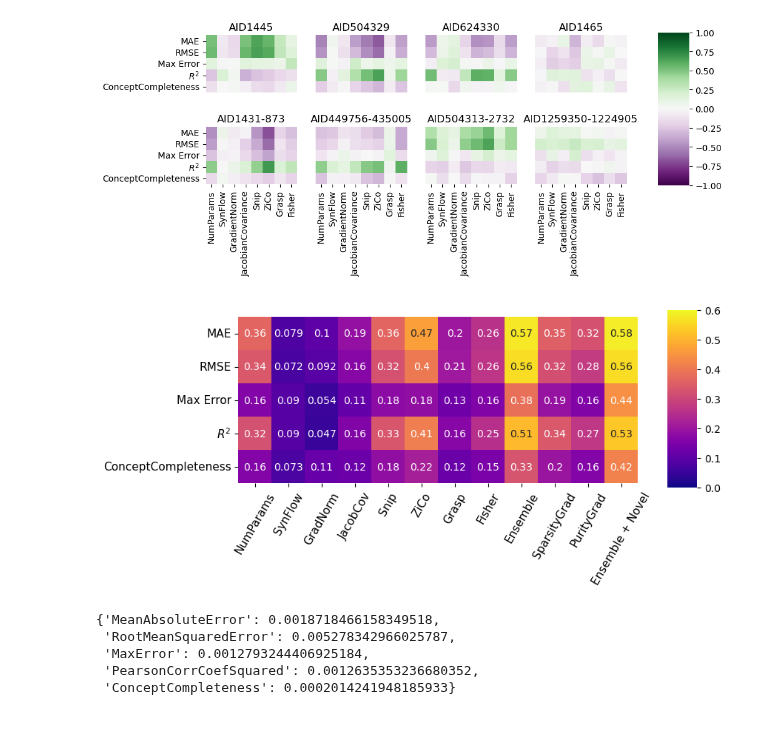
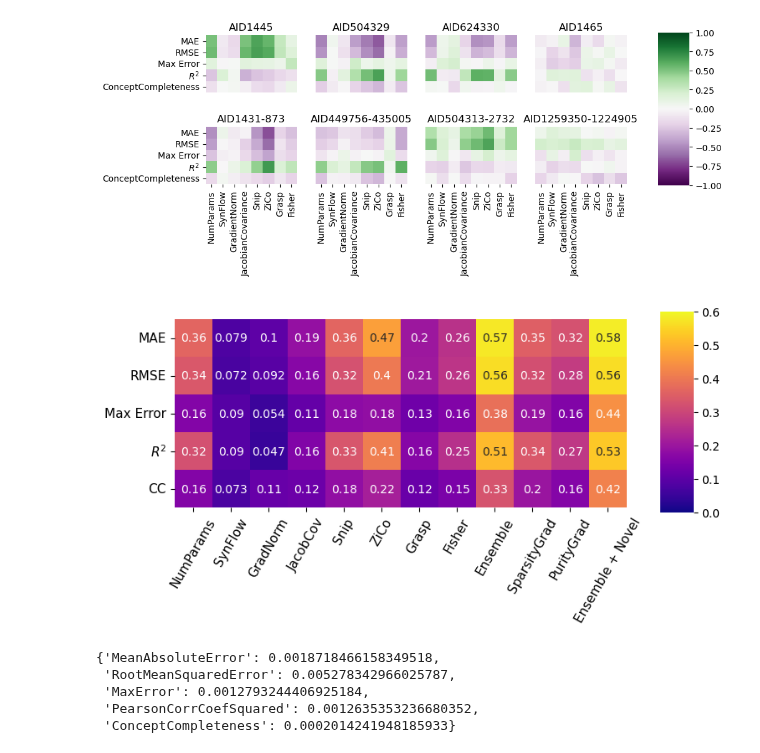
Before and after one commit to harryknighton/drug-discovery-automl, a Jupyter notebook: notebooks/evaluation.ipynb, the cells around one changed output. Cells and saved outputs as stored; diff of their text form; code cells hidden in the pictures; blank space fills up the shorter version.

Commit message:
Increased ensemble fitting figure fontsize

```diff
--- a/notebooks/evaluation.ipynb
+++ b/notebooks/evaluation.ipynb
@@ -828,33 +839,34 @@ for i, dataset in enumerate(datasets):
 # %%
 avg_corrs = sum(dataset_corrs) / len(dataset_corrs)
 df_to_plot = avg_corrs.rename(columns={'GradientNorm': 'GradNorm', 'JacobianCovariance': 'JacobCov', 'LatentSparsityGrad': 'SparsityGrad', 'ConceptPurityGrad': 'PurityGrad'})
+df_to_plot = df_to_plot.rename({'ConceptCompleteness':'CC'})
 cols = list(df_to_plot.columns)
 col_name = cols.pop(-2)
 cols.insert(-3, col_name)
 df_to_plot = df_to_plot.reindex(columns=cols)
 
 fig, ax = plt.subplots(figsize=(8, 4))
 
 fig.subplots_adjust(right=0.8)
 cbar_ax = fig.add_axes([0.85, 0.2, 0.05, 0.6])
 
 sns.heatmap(
     df_to_plot.rename(metric_nice_names),
     xticklabels=True,
     yticklabels=True,
     annot=True,
     square=True,
     ax=ax,
     cmap='plasma',
     cbar_ax=cbar_ax,
     vmin=0.0,
     vmax=0.6
 )
 ax.set_xticklabels(ax.get_xticklabels(), rotation=60, fontsize=11)
 ax.set_yticklabels(ax.get_yticklabels(), rotation=0, fontsize=11)
 fig.savefig(config.FIGURES_DIR / ('abs_metric_proxy_correlations' + img_ext), bbox_inches='tight')
 # %% [output]
-[figure, old version]
+[figure, new version]
 # %%
 fig, ax = plt.subplots(figsize=(8, 4))
 
```
Also changed, not shown: parts of 3 cells of this notebook.
